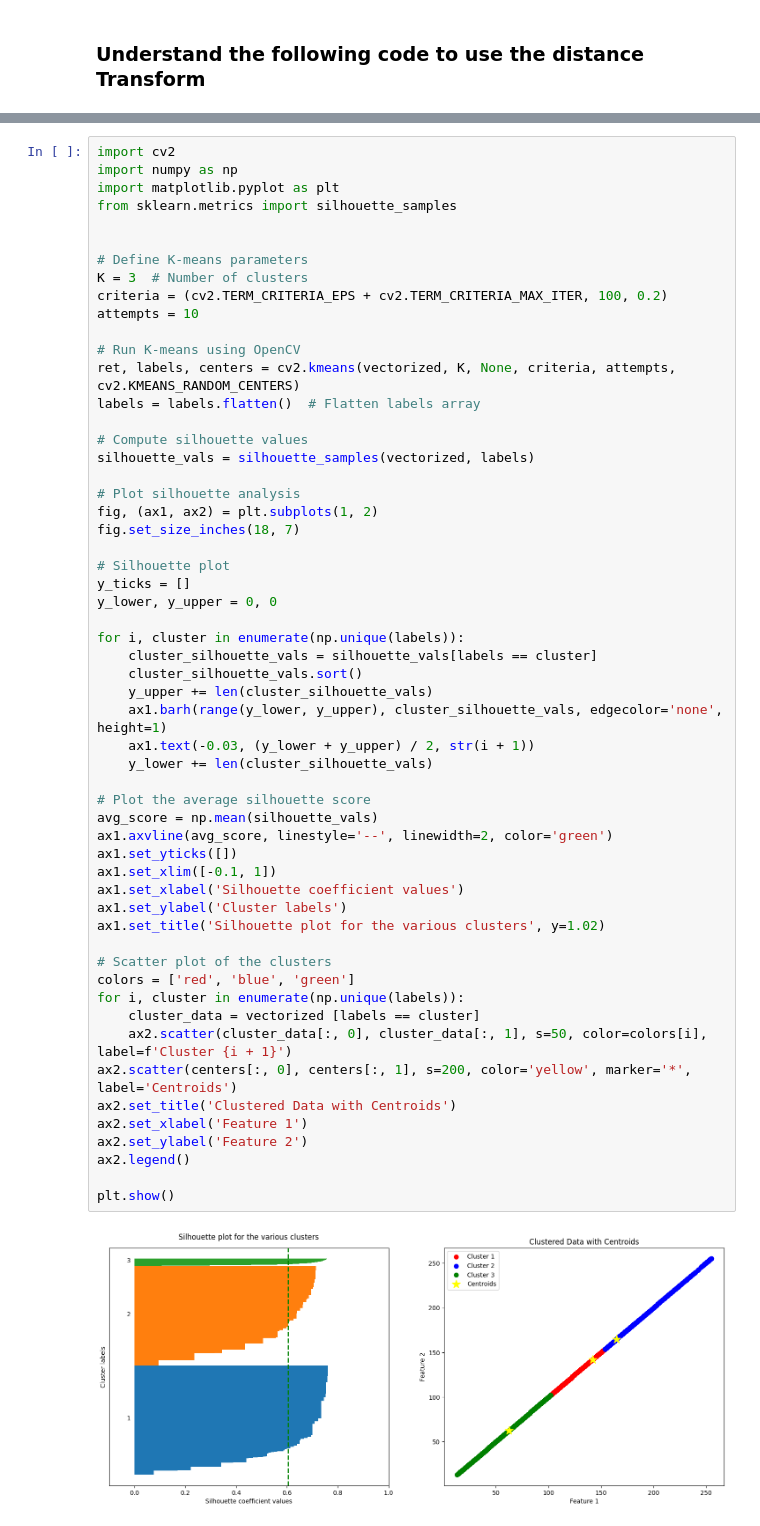
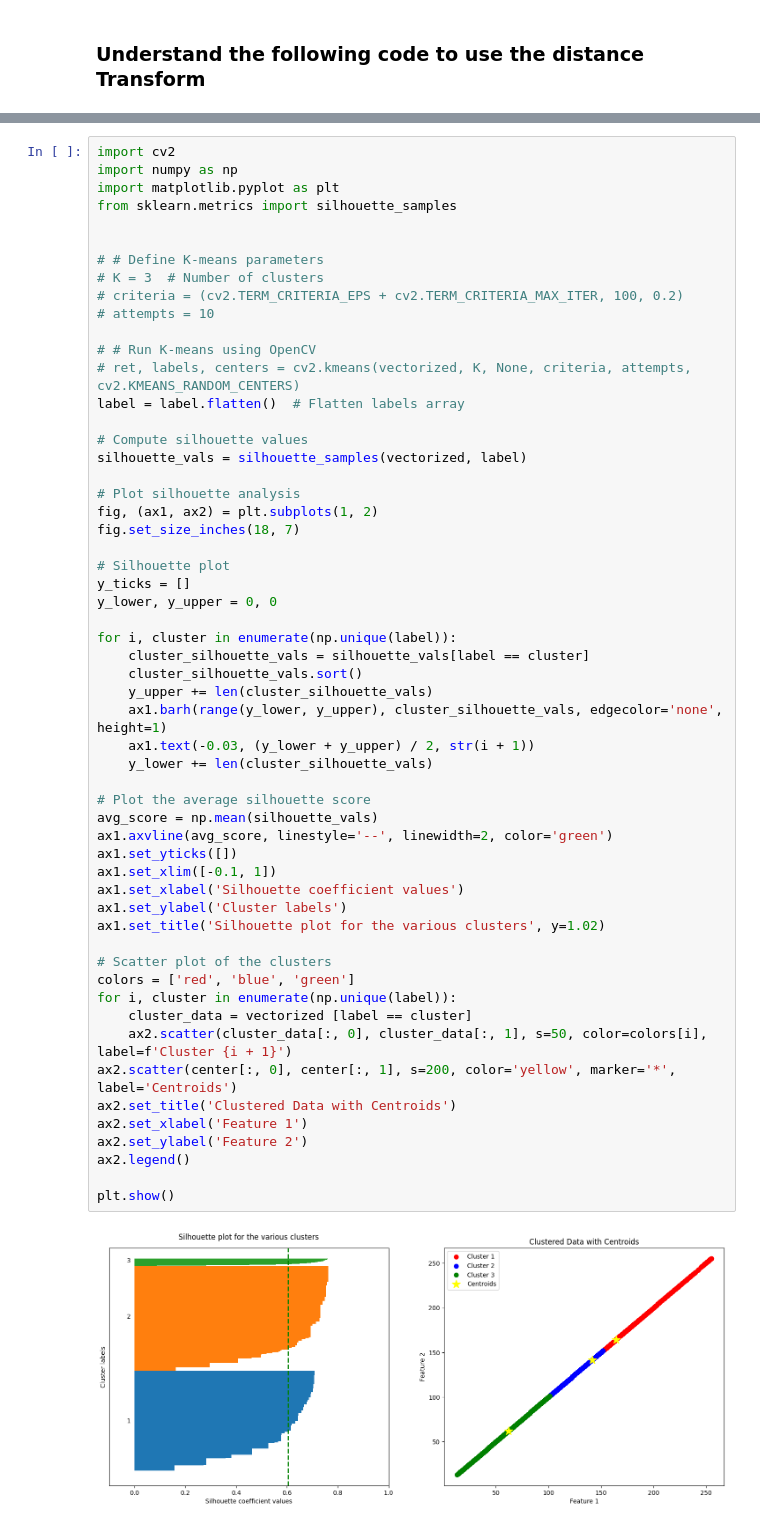
Before and after one commit to Akhilan-xd/Empty_-_Detection_ML, a Jupyter notebook: src/empty.ipynb, the cells around one changed output, grey strips where cells are left out. Drawn from its saved outputs; the diff is of its cells as text.

Commit message:
[UPDATED] with working distance transform plot generated wrt target label

```diff
--- a/src/empty.ipynb
+++ b/src/empty.ipynb
@@ -444,17 +451,17 @@ import matplotlib.pyplot as plt
 from sklearn.metrics import silhouette_samples
 
 
-# Define K-means parameters
-K = 3  # Number of clusters
-criteria = (cv2.TERM_CRITERIA_EPS + cv2.TERM_CRITERIA_MAX_ITER, 100, 0.2)
-attempts = 10
+# # Define K-means parameters
+# K = 3  # Number of clusters
+# criteria = (cv2.TERM_CRITERIA_EPS + cv2.TERM_CRITERIA_MAX_ITER, 100, 0.2)
+# attempts = 10
 
-# Run K-means using OpenCV
-ret, labels, centers = cv2.kmeans(vectorized, K, None, criteria, attempts, cv2.KMEANS_RANDOM_CENTERS)
-labels = labels.flatten()  # Flatten labels array
+# # Run K-means using OpenCV
+# ret, labels, centers = cv2.kmeans(vectorized, K, None, criteria, attempts, cv2.KMEANS_RANDOM_CENTERS)
+label = label.flatten()  # Flatten labels array
 
 # Compute silhouette values
-silhouette_vals = silhouette_samples(vectorized, labels)
+silhouette_vals = silhouette_samples(vectorized, label)
 
 # Plot silhouette analysis
 fig, (ax1, ax2) = plt.subplots(1, 2)
@@ -462,36 +469,36 @@ fig.set_size_inches(18, 7)
 
 # Silhouette plot
 y_ticks = []
 y_lower, y_upper = 0, 0
 
-for i, cluster in enumerate(np.unique(labels)):
-    cluster_silhouette_vals = silhouette_vals[labels == cluster]
+for i, cluster in enumerate(np.unique(label)):
+    cluster_silhouette_vals = silhouette_vals[label == cluster]
     cluster_silhouette_vals.sort()
     y_upper += len(cluster_silhouette_vals)
     ax1.barh(range(y_lower, y_upper), cluster_silhouette_vals, edgecolor='none', height=1)
     ax1.text(-0.03, (y_lower + y_upper) / 2, str(i + 1))
     y_lower += len(cluster_silhouette_vals)
 
 # Plot the average silhouette score
 avg_score = np.mean(silhouette_vals)
 ax1.axvline(avg_score, linestyle='--', linewidth=2, color='green')
 ax1.set_yticks([])
 ax1.set_xlim([-0.1, 1])
 ax1.set_xlabel('Silhouette coefficient values')
 ax1.set_ylabel('Cluster labels')
 ax1.set_title('Silhouette plot for the various clusters', y=1.02)
 
 # Scatter plot of the clusters
 colors = ['red', 'blue', 'green']
-for i, cluster in enumerate(np.unique(labels)):
-    cluster_data = vectorized [labels == cluster]
+for i, cluster in enumerate(np.unique(label)):
+    cluster_data = vectorized [label == cluster]
     ax2.scatter(cluster_data[:, 0], cluster_data[:, 1], s=50, color=colors[i], label=f'Cluster {i + 1}')
-ax2.scatter(centers[:, 0], centers[:, 1], s=200, color='yellow', marker='*', label='Centroids')
+ax2.scatter(center[:, 0], center[:, 1], s=200, color='yellow', marker='*', label='Centroids')
 ax2.set_title('Clustered Data with Centroids')
 ax2.set_xlabel('Feature 1')
 ax2.set_ylabel('Feature 2')
 ax2.legend()
 
 plt.show()
 # %% [output]
-[figure, old version]
+[figure, new version]
```
Also changed, not shown: parts of 11 cells of this notebook, 1 other file.
